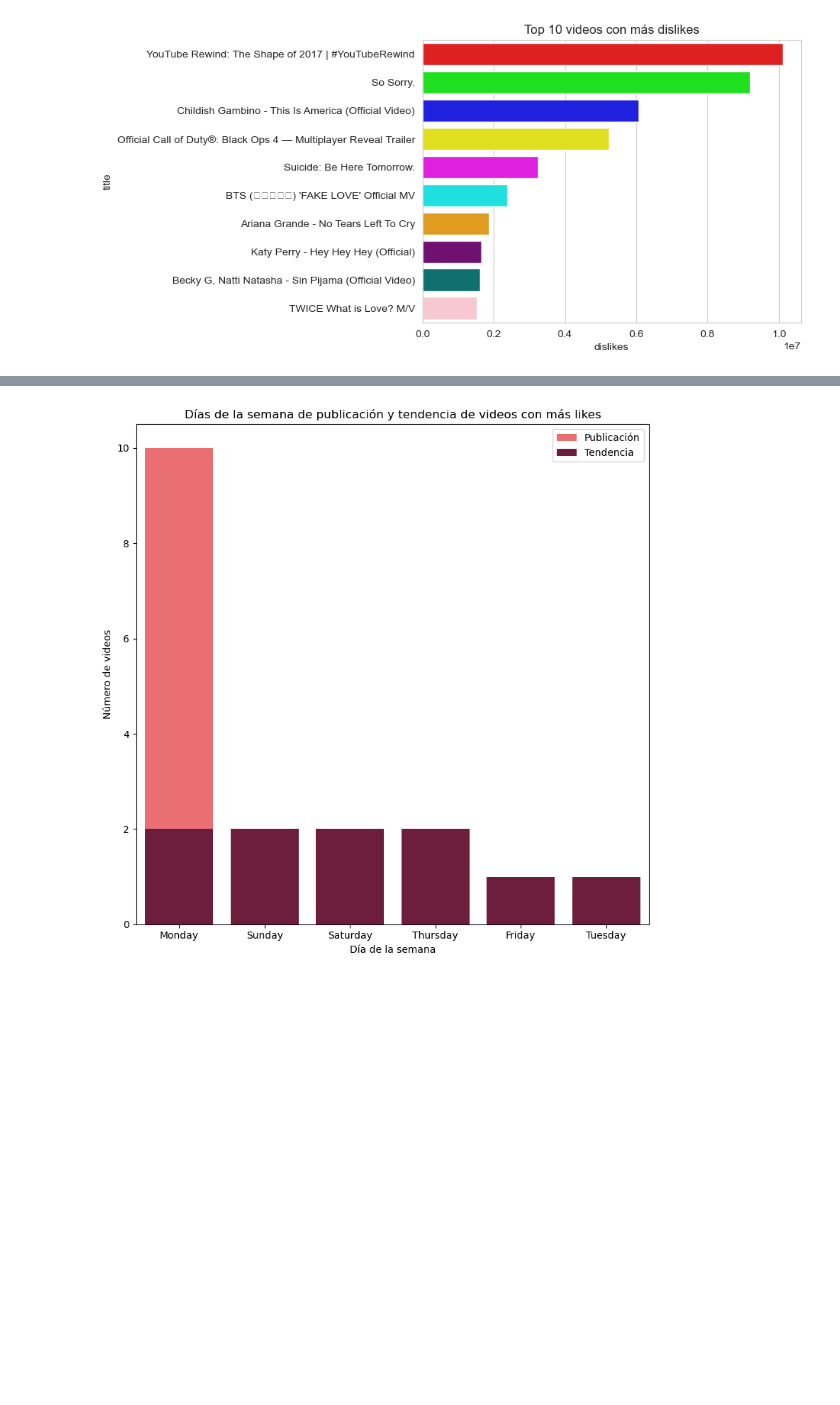
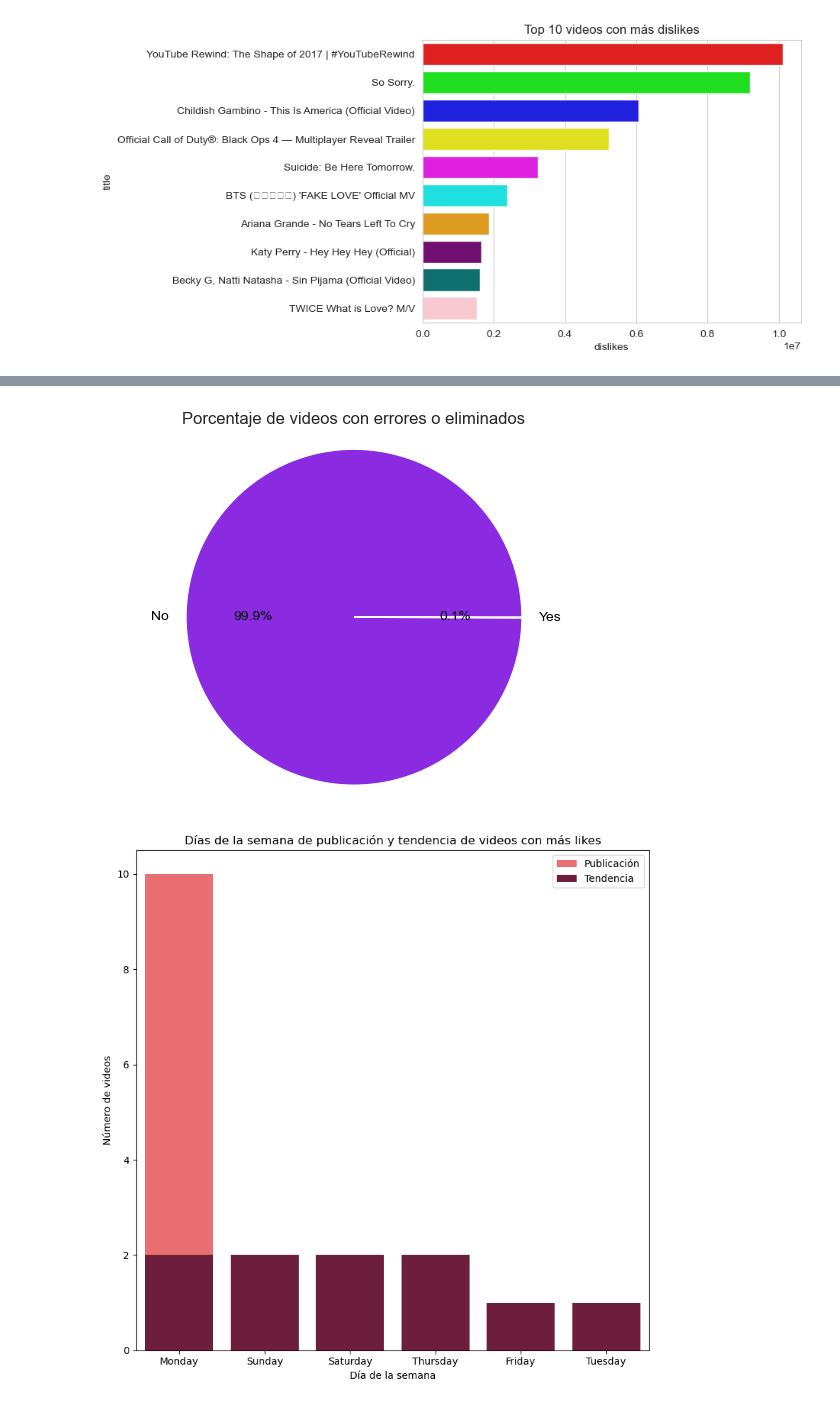
Before and after one commit to lauracamilaballesteros/proyecto-youtube, a Jupyter notebook: proyecto.ipynb, the cells around one changed output, grey strips where cells are left out. Cells and saved outputs as stored; diff of their text form; code cells hidden in the pictures; blank space fills up the shorter version.

```diff
--- a/proyecto.ipynb
+++ b/proyecto.ipynb
@@ -409,3 +473,25 @@ Text(0.5, 1.0, 'Top 10 videos con más dislikes')
+# %%
+count_error_remove = df_clean["video_error_or_removed"].value_counts().to_dict()
+
+
+colors = ['#8a2be2', '#c8a2c8']
+
+
+fig, ax = plt.subplots()
+_, _, autotexts = ax.pie(x=[value_counts[False], count_error_remove[True]], labels=['No', 'Yes'], colors=colors,
+                         autopct='%1.1f%%', textprops={'color': 'black'})
+
+
+for autotext in autotexts:
+    autotext.set_color('black')
+
+
+ax.axis('equal')
+ax.set_title('Porcentaje de videos con errores o eliminados')
+
+plt.show()
+# %% [output]
+[figure, added]
 # %%
 
 publish_counts = top_10_videos['day_of_week_publish'].value_counts()
```
Also changed, not shown: parts of 9 cells of this notebook.
